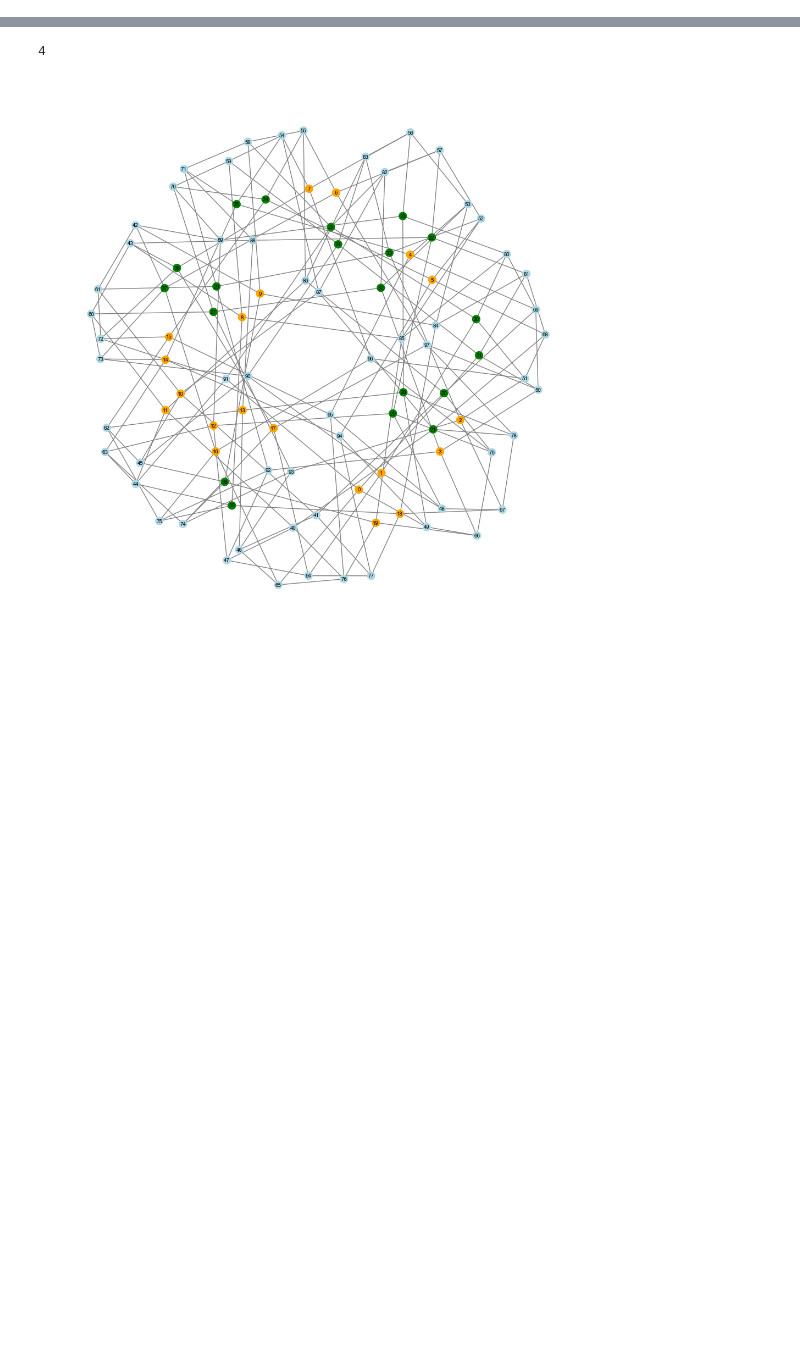
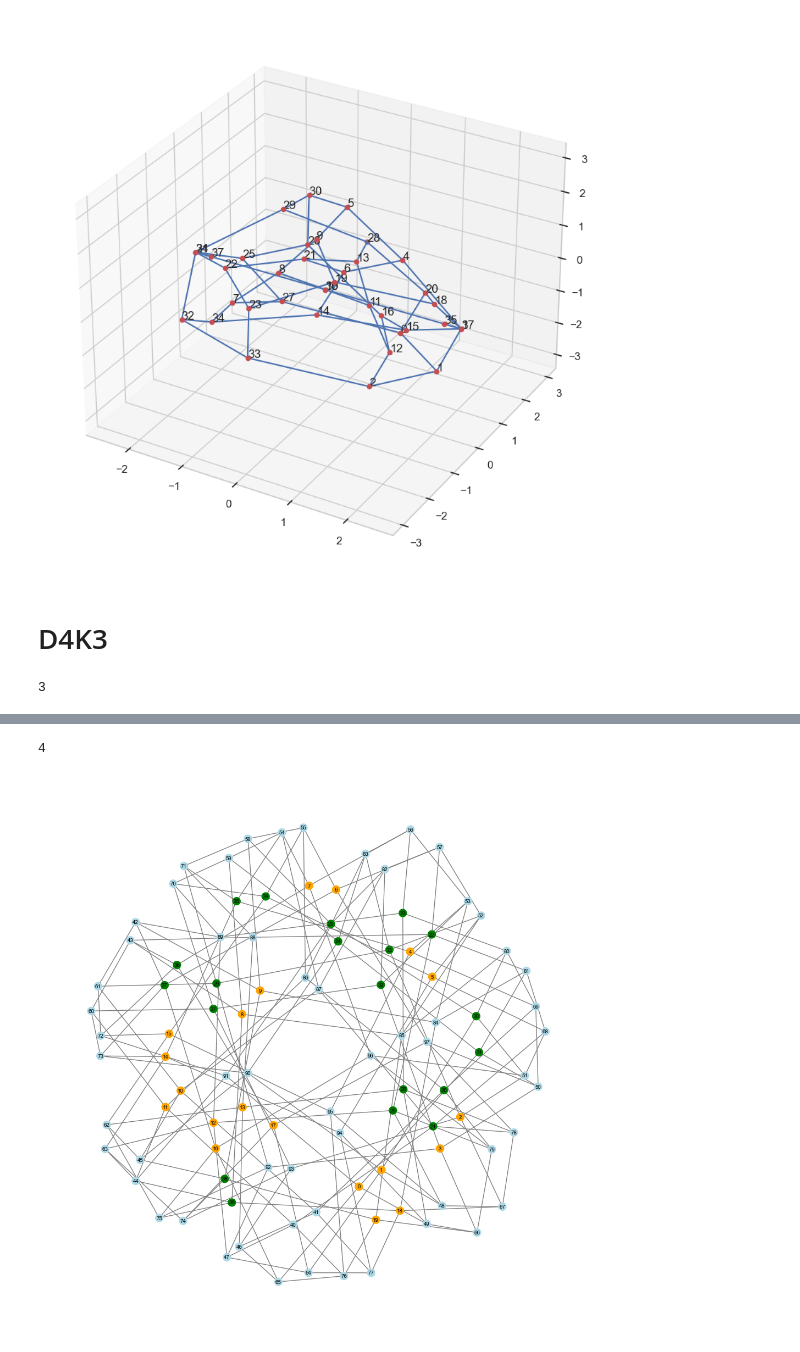
Before and after one commit to larskuhtz/ChainwebSimulations, a Jupyter notebook: Graphs.ipynb, the cells around one changed output, grey strips where cells are left out. Cells and saved outputs as stored; diff of their text form; code cells hidden in the pictures; blank space fills up the shorter version.

```diff
--- a/Graphs.ipynb
+++ b/Graphs.ipynb
@@ -17,0 +83,12 @@ sns.set(style="whitegrid")
+# %%
+pos3d = nx.spectral_layout(nd3k4, scale=3, center=(0,0,0), dim=3)
+draw_chain_graph_3d(nd3k4, pos=pos3d)
+# %% [output]
+[figure, added]
+# %% [markdown]
+# D4K3
+# %%
+nd4k3 = graphs.D4K3.as_undirected().simplify(loops=True).to_networkx()
+nx.diameter(nd4k3)
+# %% [output]
+3
```
Also changed, not shown: parts of 14 cells of this notebook.
